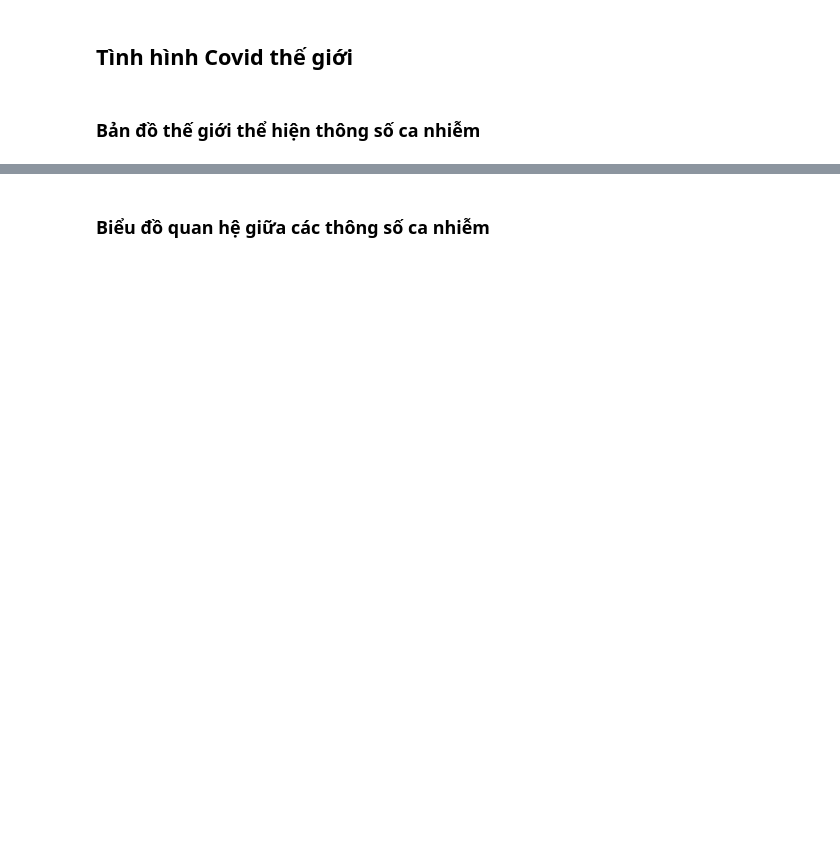
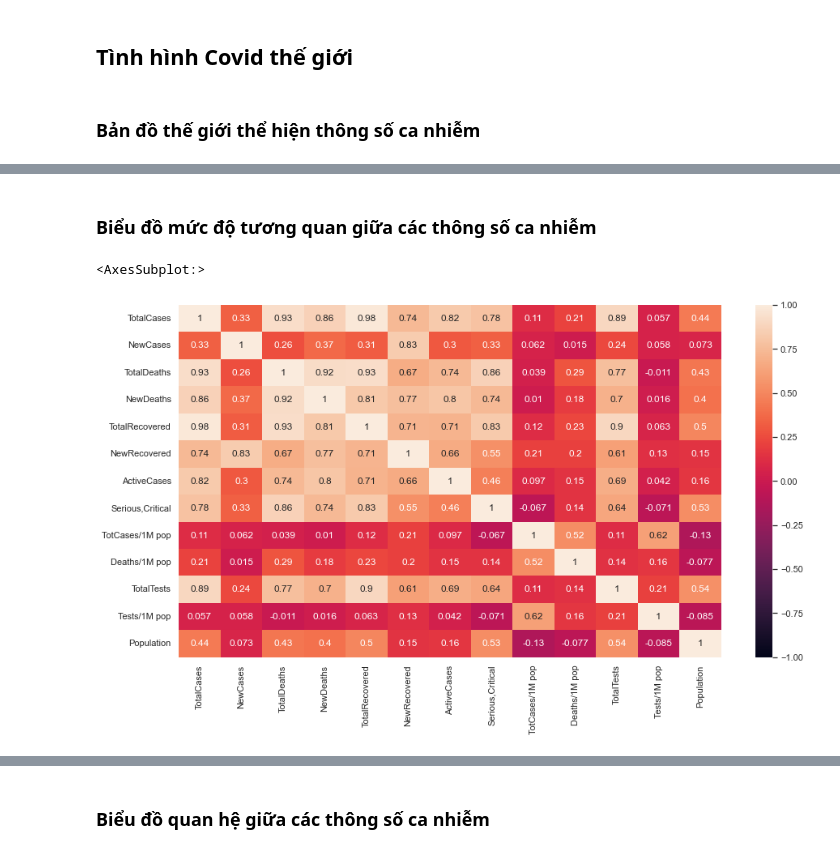
Before and after one commit to trinhhinh729/Lab1---DataVisualization, a Jupyter notebook: Analysis&Visualization.ipynb, the cells around one changed output, grey strips where cells are left out. Drawn from its saved outputs; the diff is of its cells as text; code cells hidden in the pictures; blank space fills up the shorter version.

Commit message:
[March 13, 2022] Update A&V notebook
A&V.ipynb: Add Correlation heatmap and explain.

```diff
--- a/Analysis&Visualization.ipynb
+++ b/Analysis&Visualization.ipynb
@@ -60,0 +61,9 @@ plot_map(df, 'TotalRecovered', 'inferno_r')
+# %% [markdown]
+### Biểu đồ mức độ tương quan giữa các thông số ca nhiễm
+# %%
+correlation = df.corr(method='pearson')
+sns.set(rc = {'figure.figsize':(15,8)})
+sns.heatmap(correlation,vmin=-1,vmax=1,annot=True)
+# %% [output]
+<AxesSubplot:>
+[figure, added]
```
Also changed, not shown: parts of 11 cells of this notebook.
